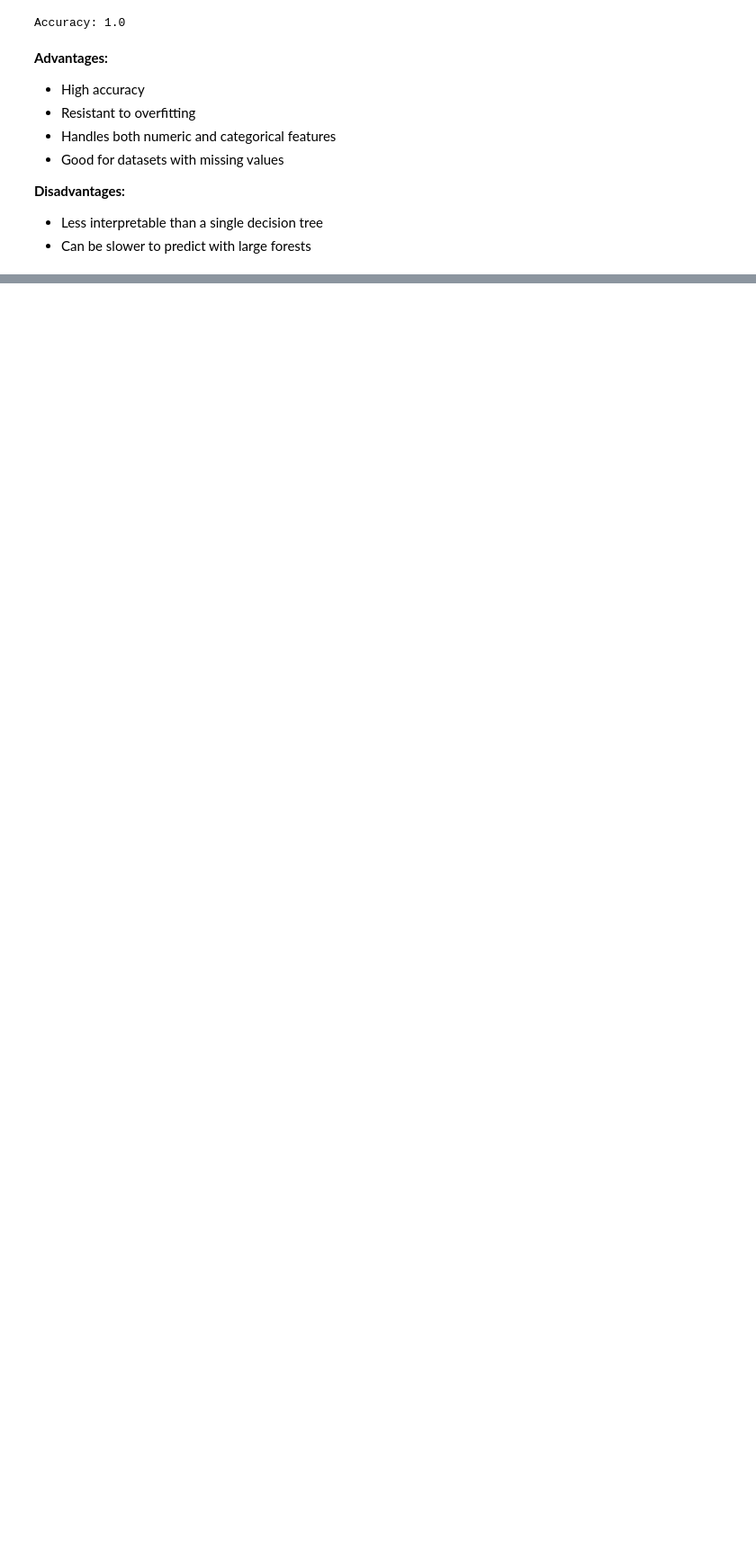
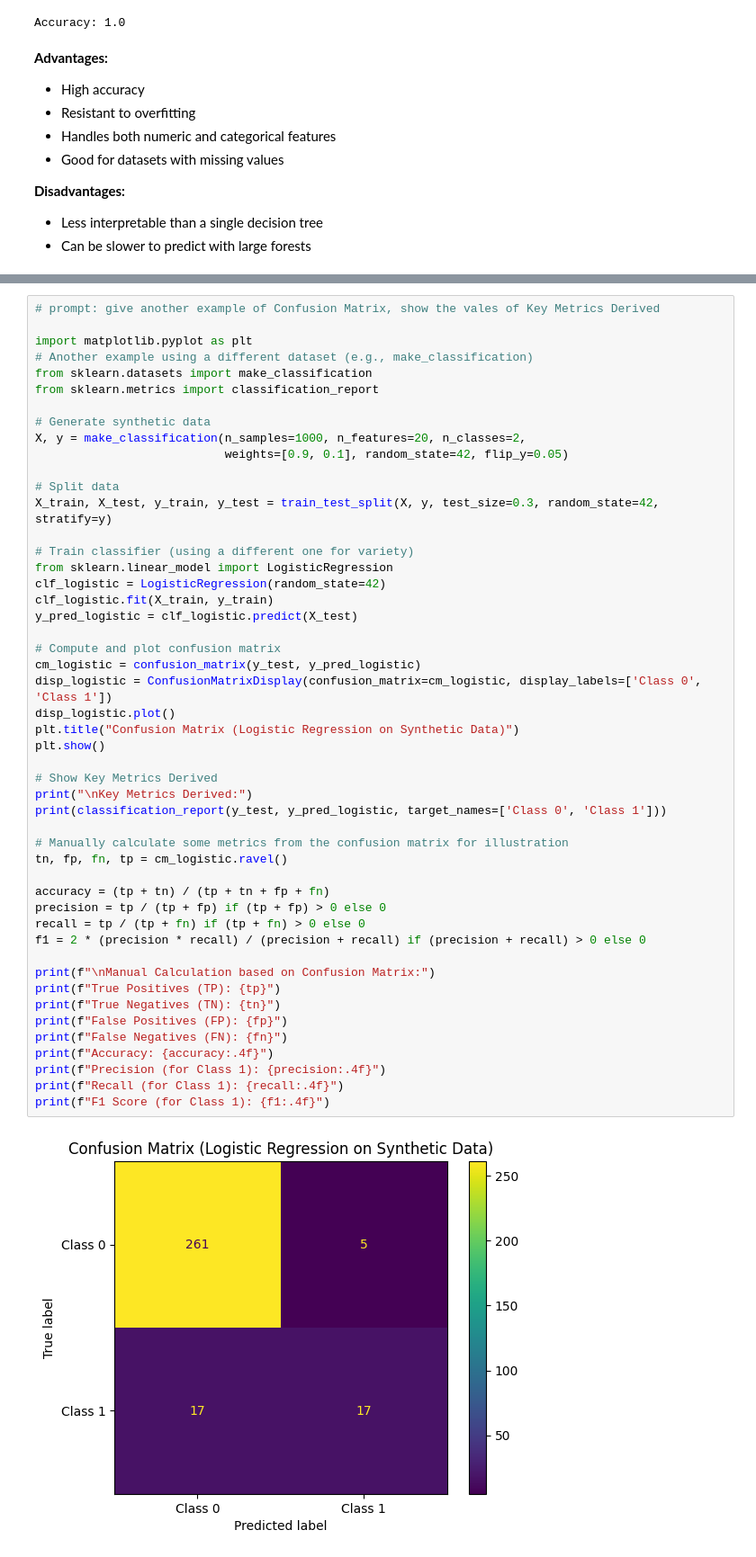
Before and after one commit to adnanagbaria/MLcourse, a Jupyter notebook: Lec7_classification2.ipynb, the cells around one changed output, grey strips where cells are left out. Shown at 90% size. Saved outputs shown, nothing was run; the diff lists cells and outputs as text; blank space fills up the shorter version.

```diff
--- a/Lec7_classification2.ipynb
+++ b/Lec7_classification2.ipynb
@@ -232,0 +314,51 @@ Accuracy: 1.0
+# %%
+# prompt: give another example of Confusion Matrix, show the vales of Key Metrics Derived
+
+import matplotlib.pyplot as plt
+# Another example using a different dataset (e.g., make_classification)
+from sklearn.datasets import make_classification
+from sklearn.metrics import classification_report
+
+# Generate synthetic data
+X, y = make_classification(n_samples=1000, n_features=20, n_classes=2,
+                           weights=[0.9, 0.1], random_state=42, flip_y=0.05)
+
+# Split data
+X_train, X_test, y_train, y_test = train_test_split(X, y, test_size=0.3, random_state=42, stratify=y)
+
+# Train classifier (using a different one for variety)
+from sklearn.linear_model import LogisticRegression
+clf_logistic = LogisticRegression(random_state=42)
+clf_logistic.fit(X_train, y_train)
+y_pred_logistic = clf_logistic.predict(X_test)
+
+# Compute and plot confusion matrix
+cm_logistic = confusion_matrix(y_test, y_pred_logistic)
+disp_logistic = ConfusionMatrixDisplay(confusion_matrix=cm_logistic, display_labels=['Class 0', 'Class 1'])
+disp_logistic.plot()
+plt.title("Confusion Matrix (Logistic Regression on Synthetic Data)")
+plt.show()
+
+# Show Key Metrics Derived
+print("\nKey Metrics Derived:")
+print(classification_report(y_test, y_pred_logistic, target_names=['Class 0', 'Class 1']))
+
+# Manually calculate some metrics from the confusion matrix for illustration
+tn, fp, fn, tp = cm_logistic.ravel()
+
+accuracy = (tp + tn) / (tp + tn + fp + fn)
+precision = tp / (tp + fp) if (tp + fp) > 0 else 0
+recall = tp / (tp + fn) if (tp + fn) > 0 else 0
+f1 = 2 * (precision * recall) / (precision + recall) if (precision + recall) > 0 else 0
+
+print(f"\nManual Calculation based on Confusion Matrix:")
+print(f"True Positives (TP): {tp}")
+print(f"True Negatives (TN): {tn}")
+print(f"False Positives (FP): {fp}")
+print(f"False Negatives (FN): {fn}")
+print(f"Accuracy: {accuracy:.4f}")
+print(f"Precision (for Class 1): {precision:.4f}")
+print(f"Recall (for Class 1): {recall:.4f}")
+print(f"F1 Score (for Class 1): {f1:.4f}")
+# %% [output]
+[figure, added]
```
Also changed, not shown: parts of 6 cells of this notebook.
